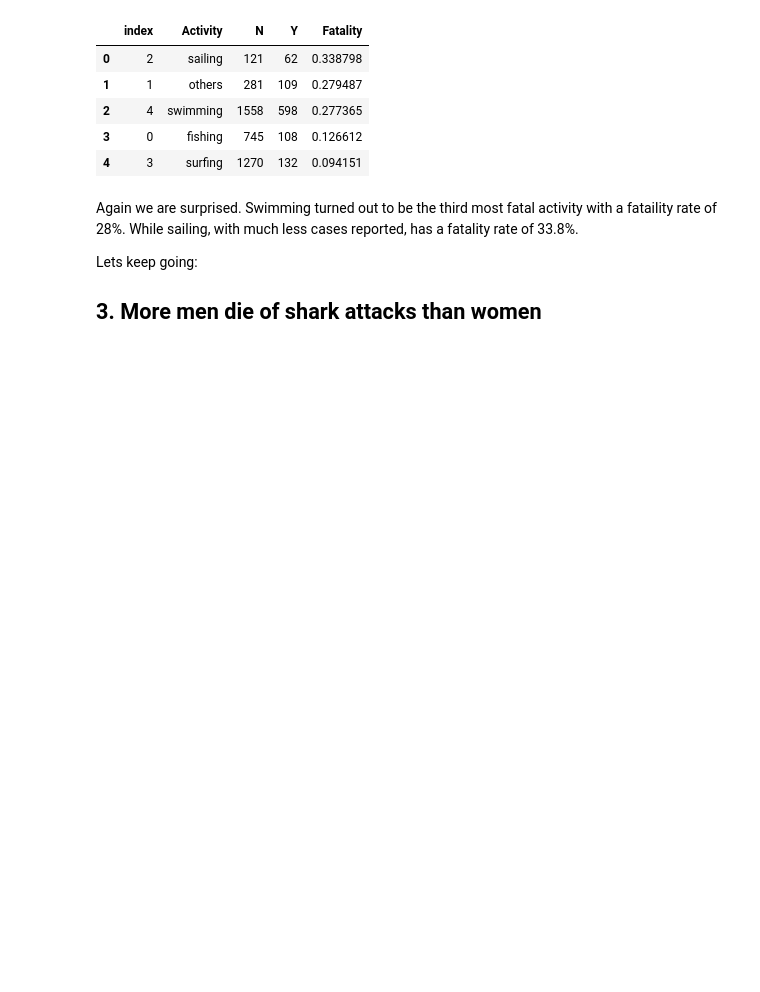
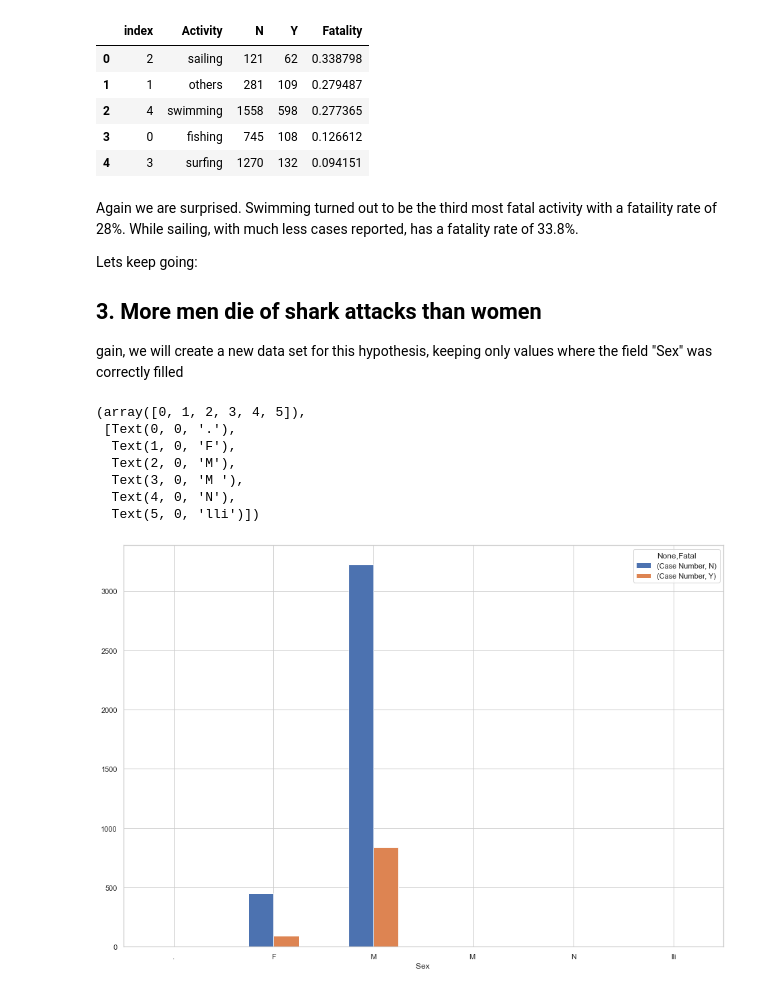
Before and after one commit to castrokike/data-cleaning-pandas, a Jupyter notebook: analysis.ipynb, the cells around one changed output. Saved outputs shown, nothing was run; the diff lists cells and outputs as text; code cells hidden in the pictures; blank space fills up the shorter version.

```diff
--- a/analysis.ipynb
+++ b/analysis.ipynb
@@ -133,3 +133,19 @@ Again we are surprised. Swimming turned out to be the third most fatal activity
 Lets keep going:
 
 ## 3. More men die of shark attacks than women
+gain, we will create a new data set for this hypothesis, keeping only values where the field "Sex" was correctly filled
+# %%
+data3 = data
+data3 = data3.dropna(subset=["Sex "])
+swimming = pd.DataFrame(data2.groupby(["Sex ","Fatal"])["Case Number"].count()).unstack("Fatal")
+swimming.plot(kind="bar");
+plt.xticks(rotation=0)
+# %% [output]
+(array([0, 1, 2, 3, 4, 5]),
+ [Text(0, 0, '.'),
+  Text(1, 0, 'F'),
+  Text(2, 0, 'M'),
+  Text(3, 0, 'M '),
+  Text(4, 0, 'N'),
+  Text(5, 0, 'lli')])
+[figure, added]
```
Also changed, not shown: parts of 3 cells of this notebook.
